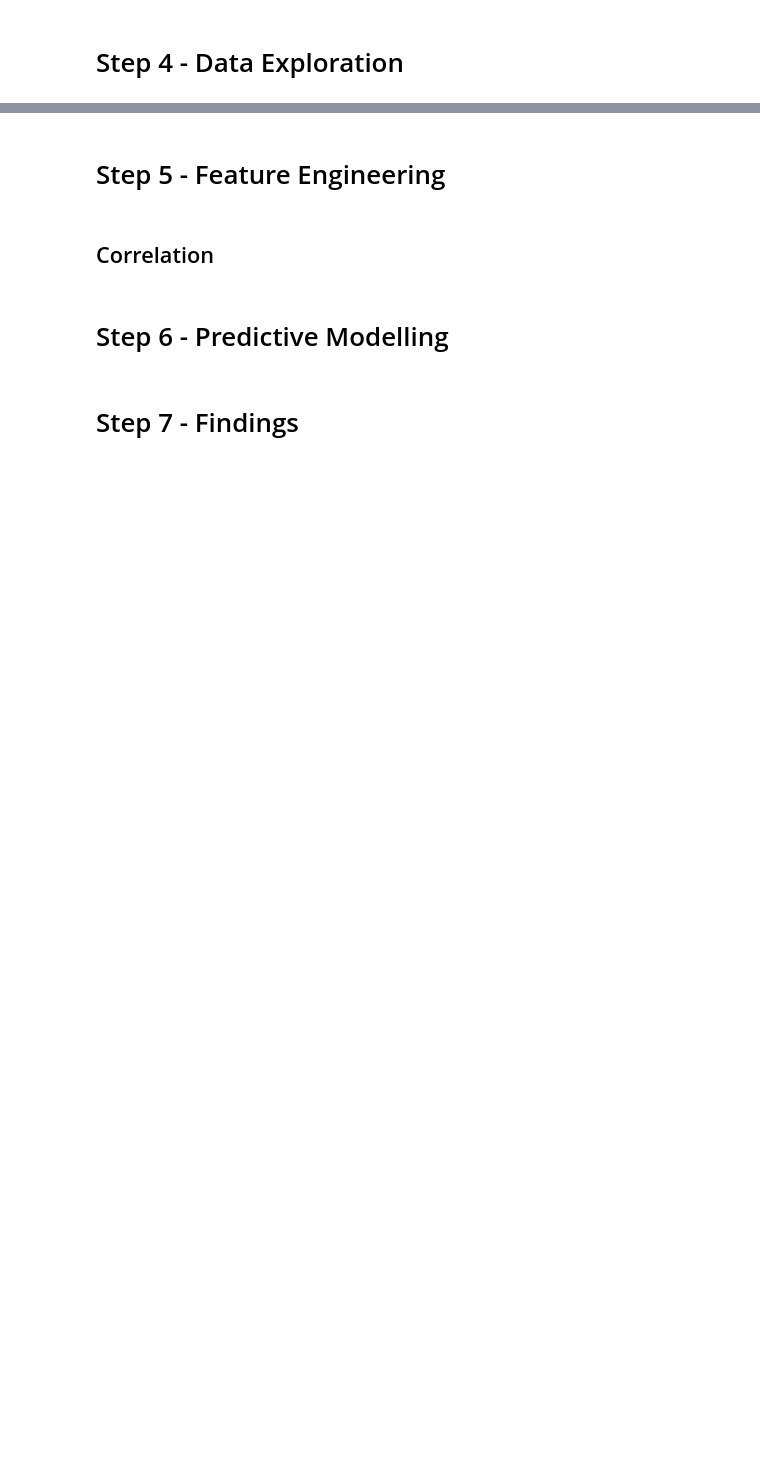
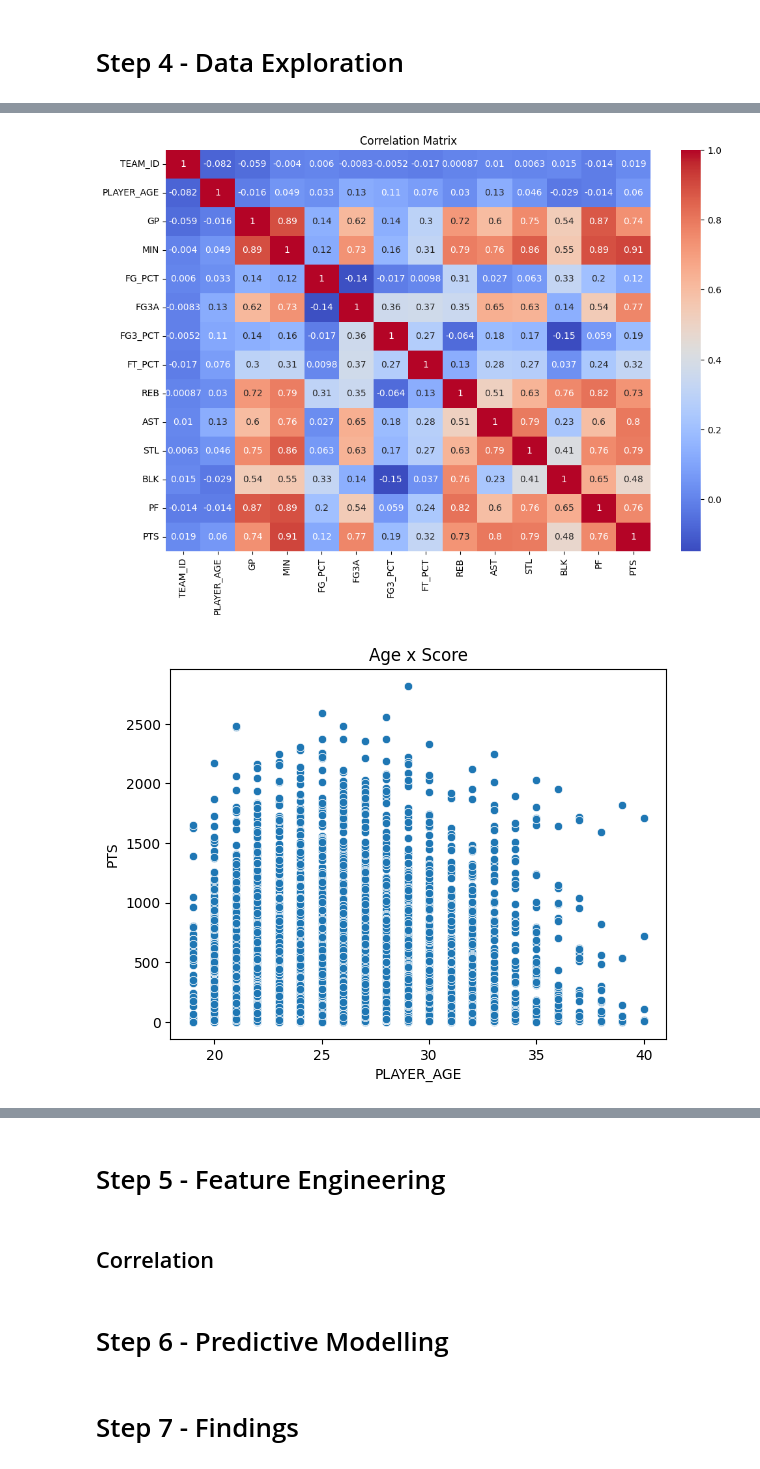
Before and after one commit to HenriqueJoanoni/data-science-ca2, a Jupyter notebook: nba_data_mining.ipynb, the cells around one changed output, grey strips where cells are left out. Drawn from its saved outputs; the diff is of its cells as text; code cells hidden in the pictures; blank space fills up the shorter version.

```diff
--- a/nba_data_mining.ipynb
+++ b/nba_data_mining.ipynb
@@ -375,0 +401,18 @@ Name: FG3A, dtype: float64
+# %%
+# Bivariate Analysis
+import seaborn as sns
+
+# Correlation between numeric variables
+corr = data.corr()
+plt.figure(figsize=(12,8))
+sns.heatmap(corr, annot=True, cmap='coolwarm')
+plt.title('Correlation Matrix')
+plt.show()
+
+# Relation between age and score
+sns.scatterplot(x='PLAYER_AGE', y='PTS', data=data)
+plt.title('Age x Score')
+plt.show()
+# %% [output]
+[figure, added]
+[figure, added]
```
Also changed, not shown: parts of 8 cells of this notebook, 1 other file.
